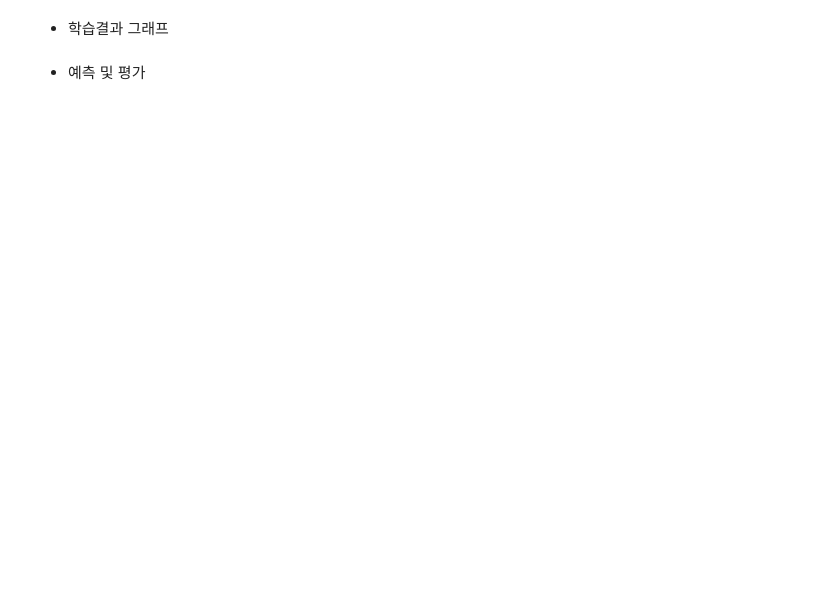
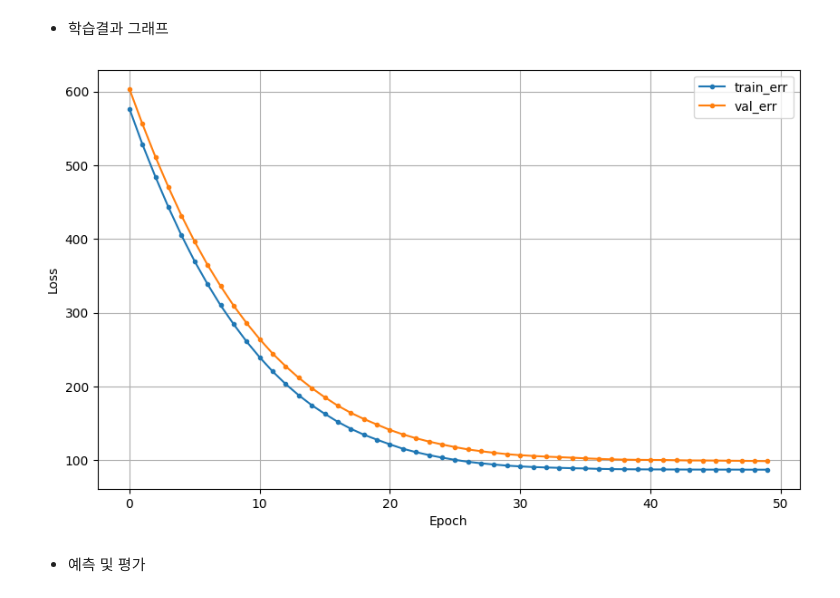
Before and after one commit to kangyoon115/KT_AIVLE, a Jupyter notebook: P8_DeepLearning/딥러닝_실습자료/03과-1 딥러닝1 회귀.ipynb, the cells around one changed output. Cells and saved outputs as stored; diff of their text form; code cells hidden in the pictures; blank space fills up the shorter version.

```diff
--- a/P8_DeepLearning/딥러닝_실습자료/03과-1 딥러닝1 회귀.ipynb
+++ b/P8_DeepLearning/딥러닝_실습자료/03과-1 딥러닝1 회귀.ipynb
@@ -98,6 +119,8 @@ nfeatures
     * optimizer = 'adam'    : 기본값으로 옵티마이저 사용(learning_rate = 0.001)
     * optimizer = Adam(learning_rate = 0.1) : 옵션 값 조정 가능
         * lr과 learning_rate은 같지만, learning_rate 사용을 권장
+# %%
+model.compile(optimizer=Adam(learning_rate=0.1),loss='mse')
 # %% [markdown]
 ### (2) 학습
 # %% [markdown]
@@ -230,4 +370,8 @@ model3.summary()
 # %% [markdown]
 * compile
+# %%
+model3.compile(optimizer=Adam(learning_rate=0.1),loss='mse')
 # %% [markdown]
 * 학습
+# %%
+result=model3.fit(x_train,y_train,epochs=50,validation_split= .2).history
@@ -234,4 +396,8 @@ model3.summary()
 # %% [markdown]
 * 학습결과 그래프
+# %%
+dl_history_plot(result)
+# %% [output]
+[figure, added]
 # %% [markdown]
 * 예측 및 평가
```
Also changed, not shown: parts of 31 cells of this notebook, 7 other files.
